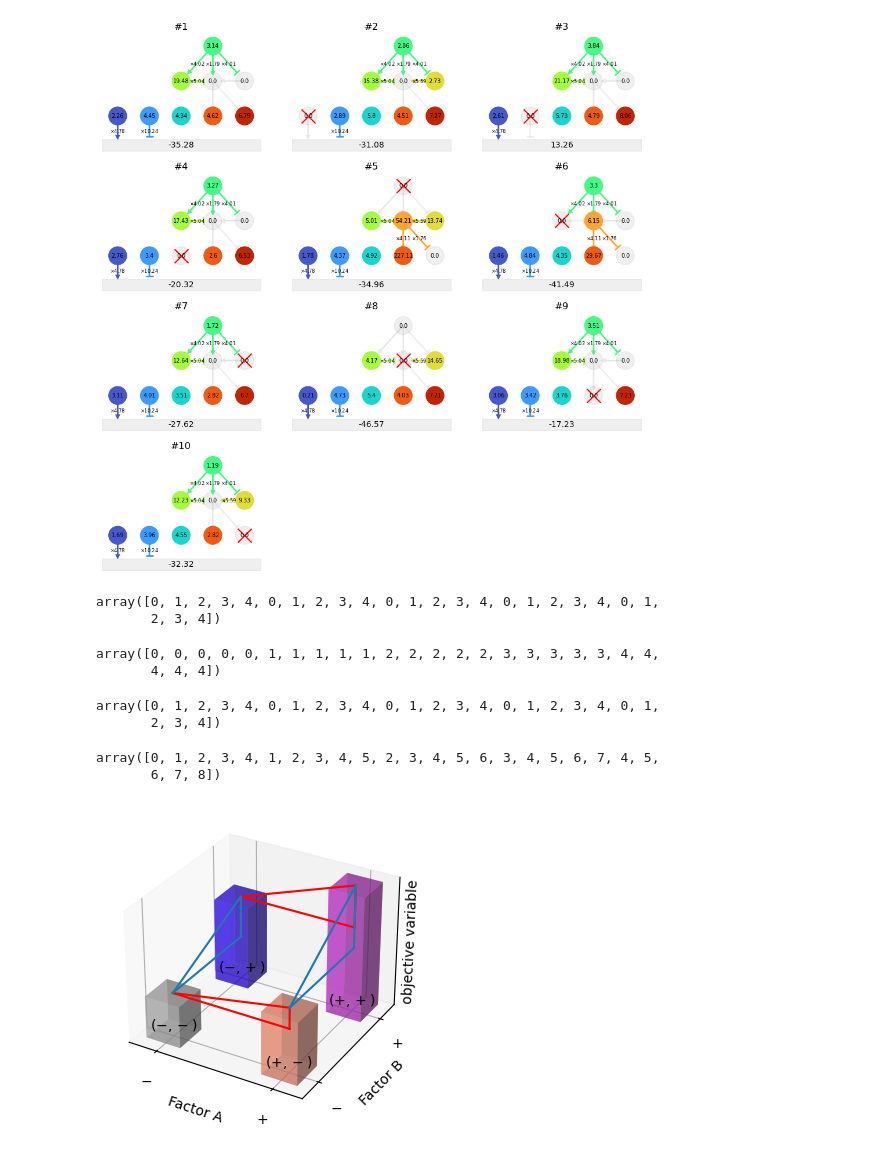
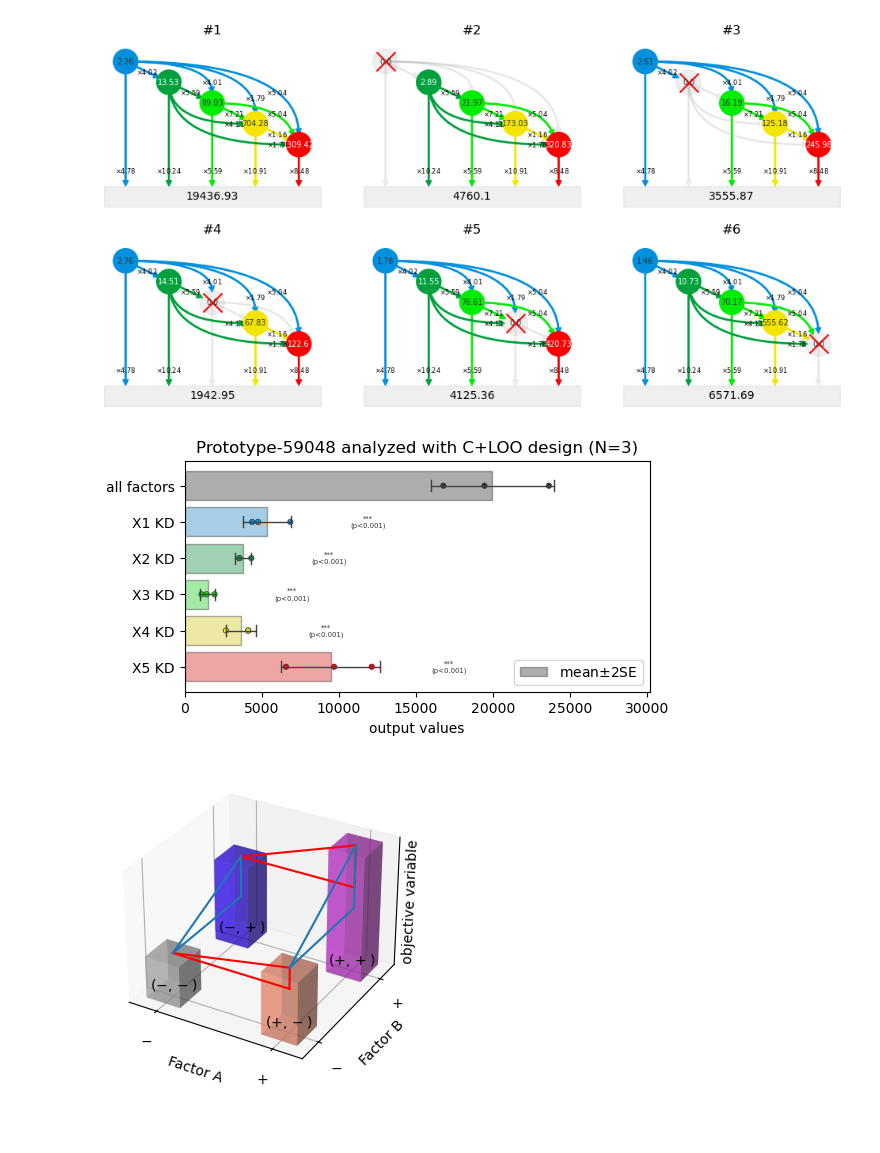
Before and after one commit to yo-aka-gene/WhyDOE, a Jupyter notebook: jupyternb/other.ipynb, the cells around one changed output. Saved outputs shown, nothing was run; the diff lists cells and outputs as text; code cells hidden in the pictures; blank space fills up the shorter version.

```diff
--- a/jupyternb/other.ipynb
+++ b/jupyternb/other.ipynb
@@ -179,0 +240,2 @@ class Sparse(AbstractSimulator):
+# %%
+edges = np.array(list(map(list, product([-1, 0, 1], repeat=10))))
@@ -180,2 +254,5 @@ class Sparse(AbstractSimulator):
 # %%
 from doe_modules.design import CLOO
+# %%
+# models = [Prototype(v, model_id=i) for i, v in enumerate(edges)]
+models = [Test4(v, model_id=i) for i, v in enumerate(edges)]
@@ -182,4 +319,31 @@ from doe_modules.design import CLOO
 # %%
-fig, ax = plt.subplots()
-Sparse().plot(ax)
+fig, ax = plt.subplots(figsize=(4, 3))
+model = models[-1]
+model.plot(ax)
+
+datdot = pd.DataFrame({
+    "h": [1, 3, 5, 7, 9],
+    "v": [7, 6, 5, 4, 3]
+})
+
+b_pos = {
+    12: (datdot.h[0:2].mean(), datdot.v[0:2].mean()),
+    13: (datdot.h[2], datdot.v[2] + 1),
+    14: (datdot.h[3], datdot.v[3] + 1.25),
+    15: (datdot.h[3:].mean(), datdot.v[3:].mean() + 2),
+    23: (datdot.h[1:3].mean(), datdot.v[1:3].mean()),
+    24: (datdot.h[3] - 1, datdot.v[3]),
+    25: (datdot.h[4] - 1, datdot.v[4]),
+    34: (datdot.h[2:4].mean(), datdot.v[2:4].mean()),
+    35: (datdot.h[3:].mean(), datdot.v[3:].mean() + 1),
+    45: (datdot.h[3:].mean(), datdot.v[3:].mean()),
+}
+
+for idx, b in b_pos.items():
+    ax.text(
+        *b_pos[idx], r"$b_{" + str(idx) + "}$",
+        ha="center", va="center", size=10
+    )
+
+fig.savefig(f"/home/jovyan/out/prototype_models", **kwarg_savefig)
 # %% [output]
@@ -187,29 +400,8 @@ Sparse().plot(ax)
 # %%
-fig, ax = plt.subplots(4, 3, figsize=(12, 12))
+fig, ax = plt.subplots(2, 3, figsize=(12, 6))
 
-model = Sparse()
 model.simulate(
     design=CLOO, plot=True, ax=ax
 )
 # %% [output]
-[figure, old version]
+[figure, new version]
-# %%
-x
-# %% [output]
-array([0, 1, 2, 3, 4, 0, 1, 2, 3, 4, 0, 1, 2, 3, 4, 0, 1, 2, 3, 4, 0, 1,
-       2, 3, 4])
-# %%
-y
-# %% [output]
-array([0, 0, 0, 0, 0, 1, 1, 1, 1, 1, 2, 2, 2, 2, 2, 3, 3, 3, 3, 3, 4, 4,
-       4, 4, 4])
-# %%
-x
-# %% [output]
-array([0, 1, 2, 3, 4, 0, 1, 2, 3, 4, 0, 1, 2, 3, 4, 0, 1, 2, 3, 4, 0, 1,
-       2, 3, 4])
-# %%
-top
-# %% [output]
-array([0, 1, 2, 3, 4, 1, 2, 3, 4, 5, 2, 3, 4, 5, 6, 3, 4, 5, 6, 7, 4, 5,
-       6, 7, 8])
@@ -216,3 +412,8 @@ array([0, 1, 2, 3, 4, 1, 2, 3, 4, 5, 2, 3, 4, 5, 6, 3, 4, 5, 6, 7, 4, 5,
+# %%
+fig, ax = plt.subplots(figsize=(6, 3))
+bio_multicomp(model, cmap=model.cmap, ax=ax, text_kwargs={"size": 5}, xscales=[4, 1.2], jitter_ratio=.2)
+# %% [output]
+[figure, added]
 # %%
 top = np.array([
     [0, 0, 0, 0, 0],
```
Also changed, not shown: parts of 39 cells of this notebook, 30 other files.
